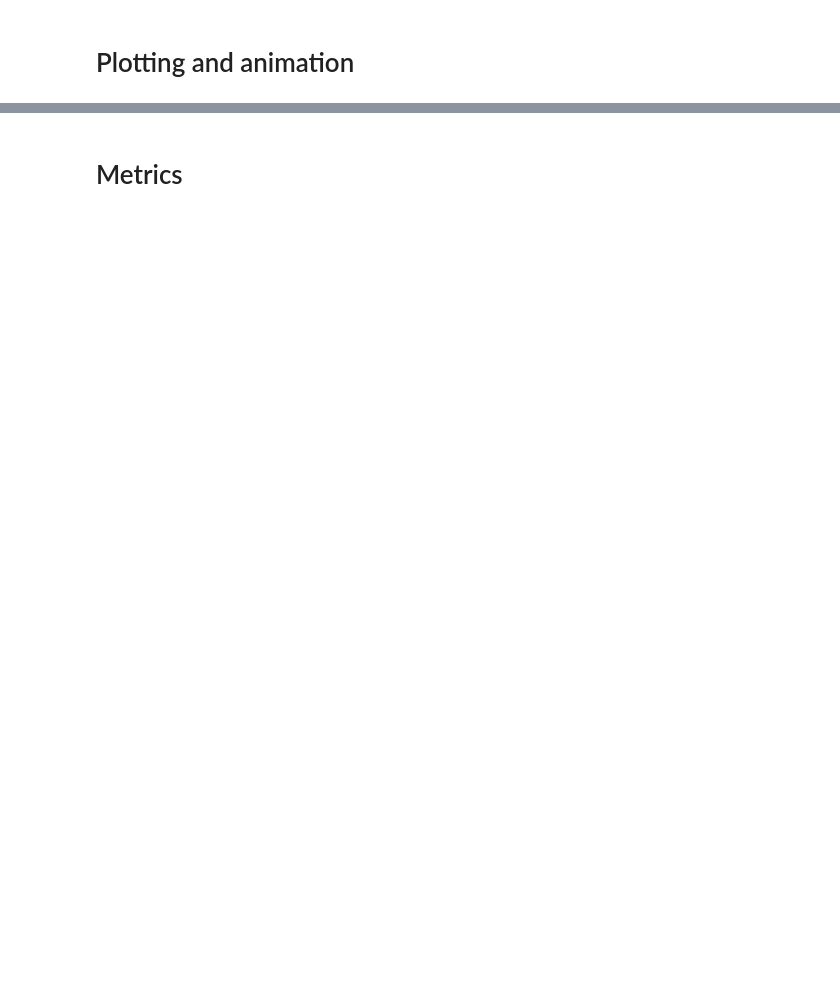
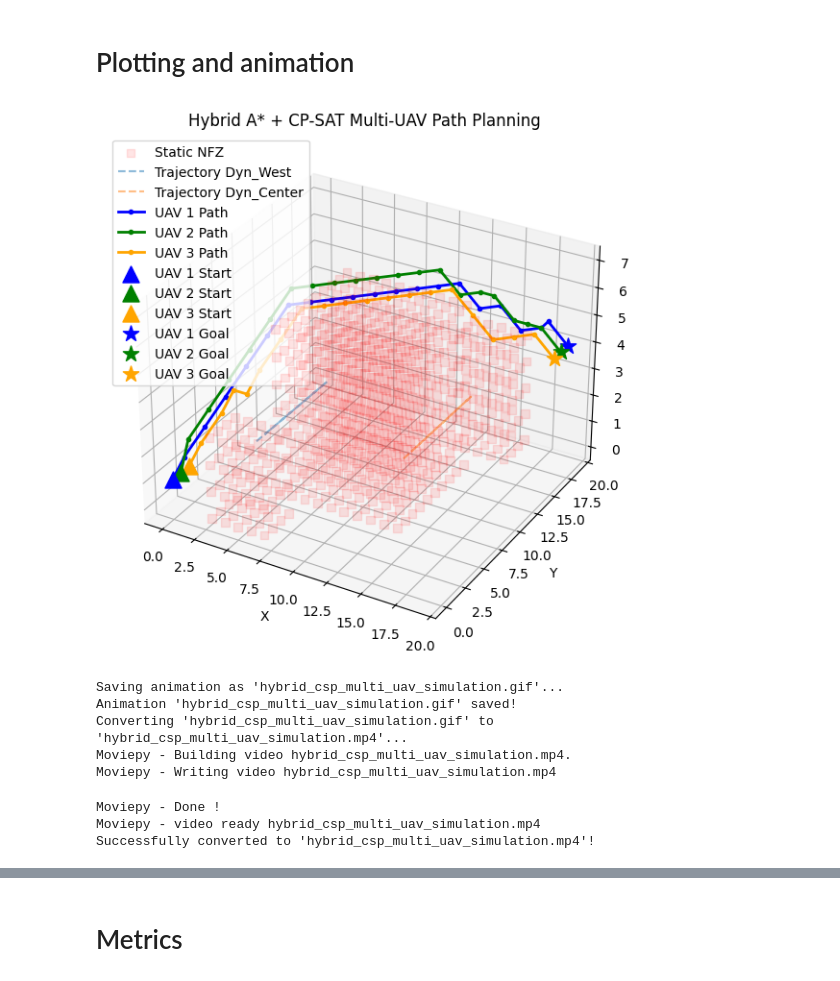
Before and after one commit to lamyaah/test, a Jupyter notebook: CSP_astar.ipynb, the cells around one changed output, grey strips where cells are left out. Saved outputs shown, nothing was run; the diff lists cells and outputs as text; code cells hidden in the pictures; blank space fills up the shorter version.

```diff
--- a/CSP_astar.ipynb
+++ b/CSP_astar.ipynb
@@ -864,16 +972,26 @@ goals_multi = [
 # %% [markdown]
 # CSP Scenario
 # %%
+#battery_limits = [
+ #   42,
+  #  38,
+   # 41
+#]
 battery_limits = [
-    90,
-    80,
-    85
+    48,
+    48,
+    48
 ]
 
+#deadlines = [
+ #   22,
+ #   21,
+   # 23
+#]
 deadlines = [
-    35,
-    35,
-    40
+    27,
+    27,
+    27
 ]
 
 uav_results_multi, metrics = csp_select_multi_uav_paths(
@@ -882,15 +1000,15 @@ uav_results_multi, metrics = csp_select_multi_uav_paths(
     goals=goals_multi,
     dynamic_obstacles=env_hazards_multi,
 
-    num_candidates=20,
-    t_max_astar=100,
+    num_candidates=40,
+    t_max_astar=120,
 
     battery_limits=battery_limits,
     deadlines=deadlines,
 
     alpha_travel=100,
-    beta_makespan=10,
-    gamma_energy=50,
+    beta_makespan=80,
+    gamma_energy=80,
 
     time_limit_seconds=60
 )
@@ -902,24 +1035,36 @@ UAV 1: 4 candidate paths
 # %%
 if uav_results_multi:
     plot_3d_paths(
         env=env_multi_uav,
         paths=uav_results_multi,
         dynamic_obstacles=env_hazards_multi,
         starts=starts_multi,
         goals=goals_multi,
         title="Hybrid A* + CP-SAT Multi-UAV Path Planning"
     )
 
     generate_uav_animation_gif(
         env=env_multi_uav,
         uav_paths_list=uav_results_multi,
         env_dynamic_obstacles=env_hazards_multi,
         starts_list=starts_multi,
         goals_list=goals_multi,
         uav_colors=["royalblue", "limegreen", "darkorange"],
         title="Hybrid A* + CP-SAT Multi-UAV Path Planning",
         filename="hybrid_csp_multi_uav_simulation.gif"
     )
 
+    display(Image(filename="hybrid_csp_multi_uav_simulation.gif"))
+
 else:
     print("No paths found.")
+# %% [output]
+[figure, added]
+Saving animation as 'hybrid_csp_multi_uav_simulation.gif'...
+Animation 'hybrid_csp_multi_uav_simulation.gif' saved!
+Converting 'hybrid_csp_multi_uav_simulation.gif' to 'hybrid_csp_multi_uav_simulation.mp4'...
+Moviepy - Building video hybrid_csp_multi_uav_simulation.mp4.
+Moviepy - Writing video hybrid_csp_multi_uav_simulation.mp4
+Moviepy - Done !
+Moviepy - video ready hybrid_csp_multi_uav_simulation.mp4
+Successfully converted to 'hybrid_csp_multi_uav_simulation.mp4'!
```
Also changed, not shown: parts of 17 cells of this notebook.
